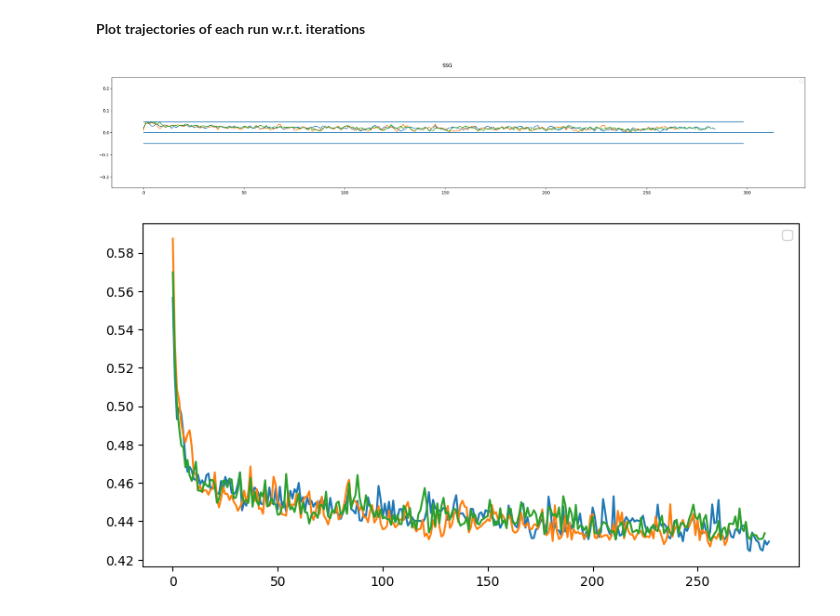
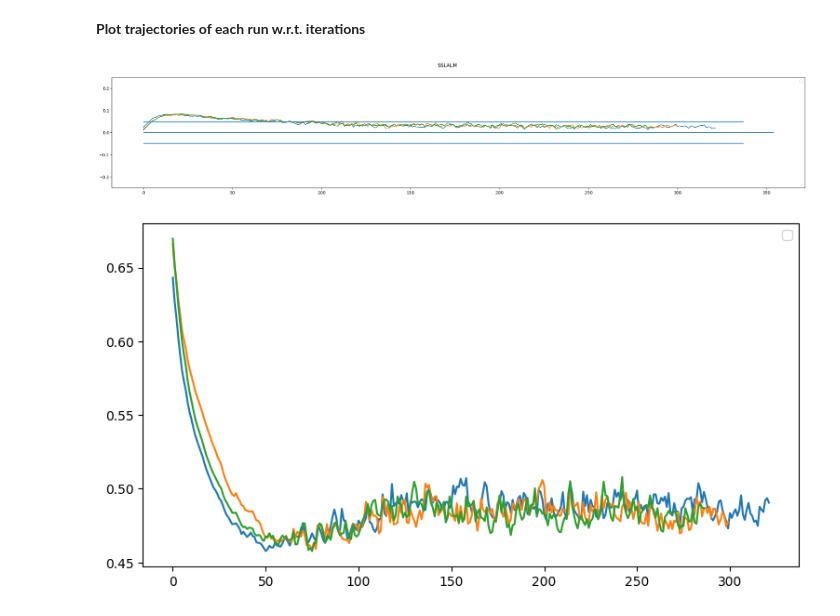
Before and after one commit to andrewklayk/humancompatible-train, a Jupyter notebook: experiments/algo_plots.ipynb, the cells around one changed output. Cells and saved outputs as stored; diff of their text form; code cells hidden in the pictures.

```diff
--- a/experiments/algo_plots.ipynb
+++ b/experiments/algo_plots.ipynb
@@ -11,14 +11,9 @@ DATASET = TASK + "_" + STATE
 loaded_models = []
 
 experiments_to_read = {
-    # 'SSLALM': {'abs_loss_equality': 0.05},
-    # 'SSLALM': {'loss_equality': 0.005},
     'SGD': {'unconstrained': 0.05},
-    # 'SSG': {'loss_equality': 0.005},
-    'SSG': {'tpr_equality': 0.05},
-    'SSLALM': {'tpr_equality': 0.05},
-    # 'StochasticGhost': {'loss_equality': 0.005},
-    # 'fairret': {'loss_equality': 0.005},
+    'SSG': {'abs_loss_equality': 0.05},
+    'SSLALM': {'abs_loss_equality': 0.05}
 }
 # %%
 from itertools import product
@@ -142,25 +136,0 @@ fl = plot_time(
-# %%
-from experiments.utils.plotting import plot_time
-from matplotlib import pyplot as plt
-
-alg_name = 'SSLALM'
-c = "tpr_equality"
-cb = 0.05
-alg = f"{alg_name}__{c}__{cb}"
-data = data_train[alg]
-
-fl = plot_time(
-    data,
-    cb,
-    loss_col='f_full',
-    c_col='c_full0_corrected',
-    two_sided=True,
-    round_step=0.05,
-    f_ylim=(0.35, 0.77),
-    c_ylim=(-0.2, 0.2),
-    sep_figs=False,
-    add_lb=False,
-    q1=0.25,
-    q2=0.75,
-    plot_loss=True
-)
@@ -173,26 +141,24 @@ fl = plot_time(
 # %%
 from experiments.utils.plotting import plot_sep
 from matplotlib import pyplot as plt
 
-alg_name = 'SSG'
-c = "tpr_equality"
 cb = 0.05
 alg = f"{alg_name}__{c}__{cb}"
 data = data_train[alg]
 
 f, ax = plt.subplots(1,1)
 if isinstance(ax, plt.Axes):
     ax = [ax]
 ax_f = plot_sep(data, plot_col='f_full', idx_col='trial')
 ax_f.set_figwidth(20)
 for i, ax in enumerate(f.axes):
     plot_sep(data, plot_col=f'c_full{i}_corrected', idx_col='trial', ax=ax)
 f.set_figwidth(30)
 f.suptitle(alg_name)
 for a in f.axes:
     a.hlines((-cb, cb), 0, a.get_xbound()[1])
     a.hlines(0, 0, a.get_xbound()[1])
     a.set_ylim((-cb*5, cb*5))
 # %% [output]
-[figure, old version]
+[figure, new version]
-[figure, old version]
+[figure, new version]
```
Also changed, not shown: parts of 3 cells of this notebook, 2 other files.
